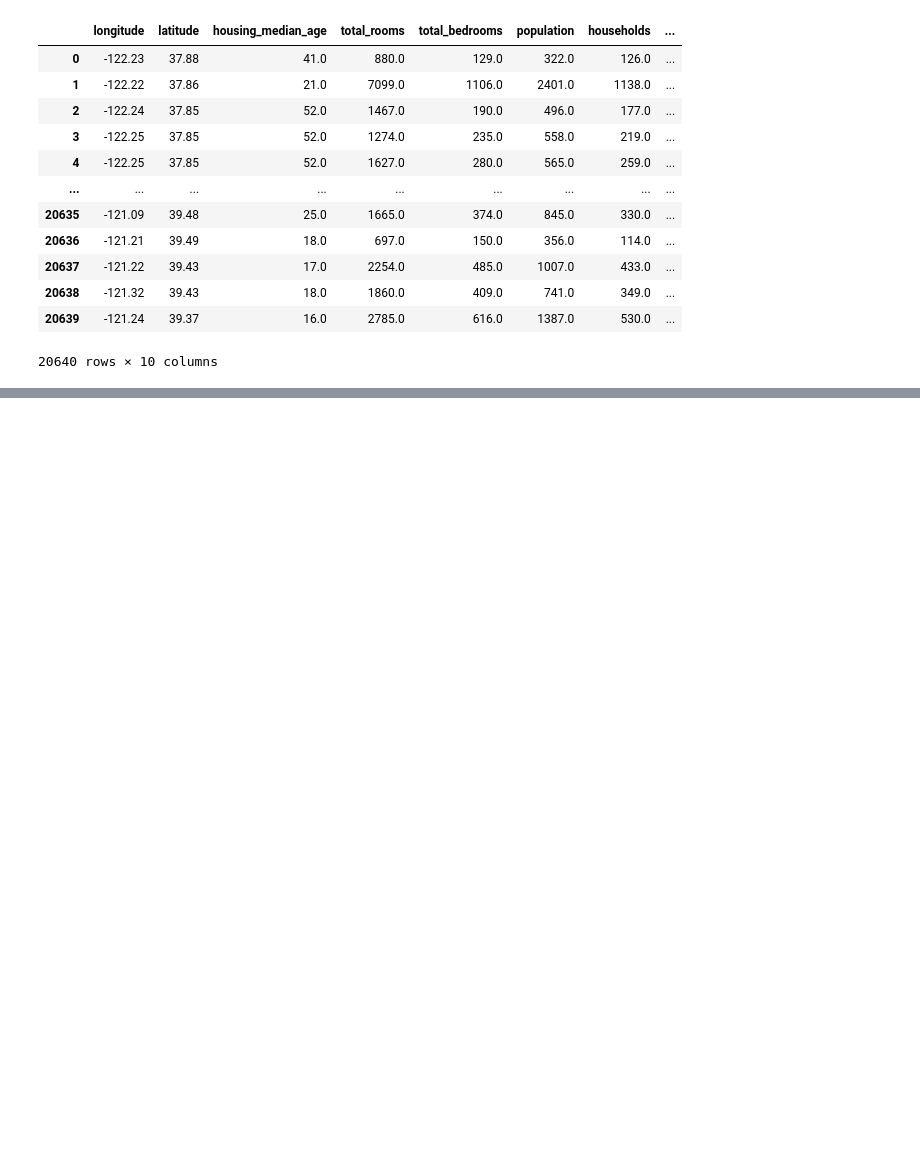
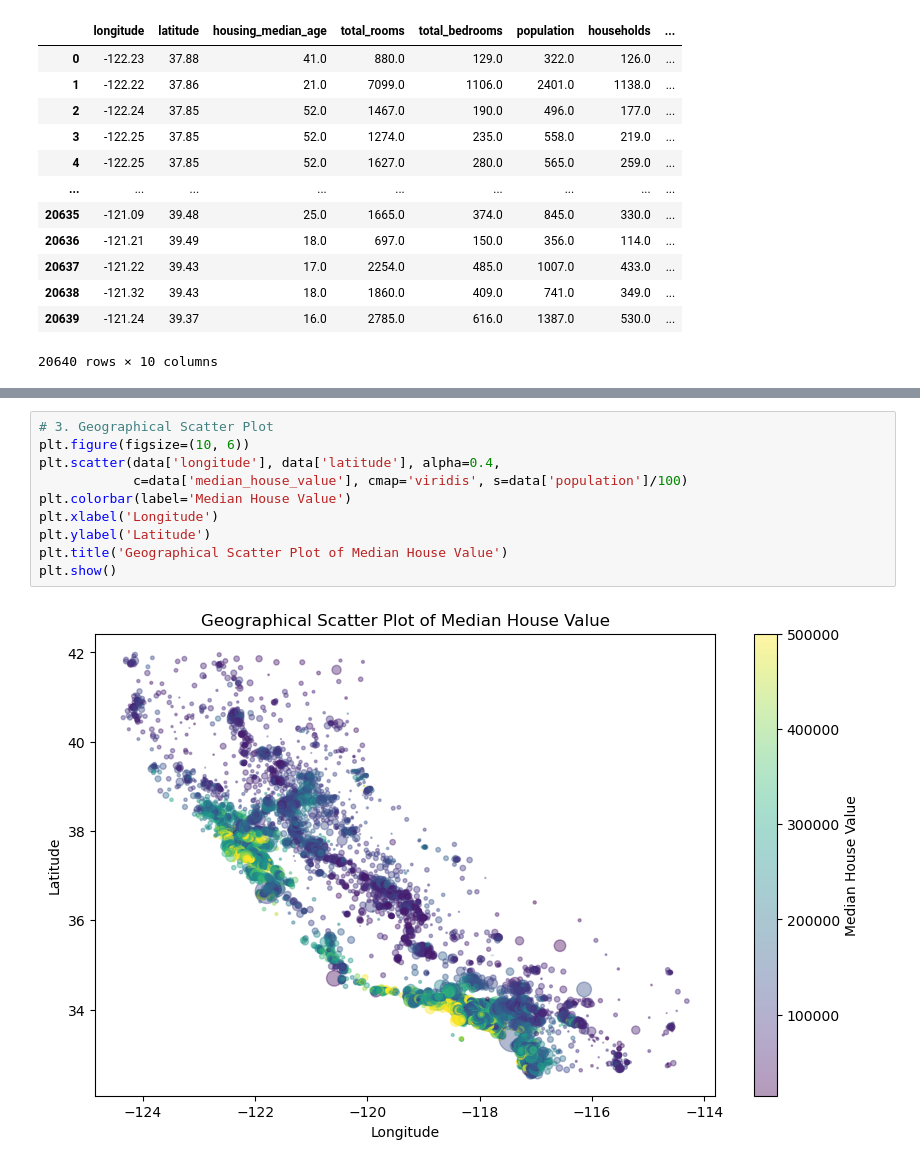
Before and after one commit to myehya1/house_price_prediction, a Jupyter notebook: notebooks/House_Price_Prediction.ipynb, the cells around one changed output, grey strips where cells are left out. Cells and saved outputs as stored; diff of their text form; blank space fills up the shorter version.

```diff
--- a/notebooks/House_Price_Prediction.ipynb
+++ b/notebooks/House_Price_Prediction.ipynb
@@ -47,0 +48,12 @@ data.dropna(inplace=True)
+# %%
+# 3. Geographical Scatter Plot
+plt.figure(figsize=(10, 6))
+plt.scatter(data['longitude'], data['latitude'], alpha=0.4,
+            c=data['median_house_value'], cmap='viridis', s=data['population']/100)
+plt.colorbar(label='Median House Value')
+plt.xlabel('Longitude')
+plt.ylabel('Latitude')
+plt.title('Geographical Scatter Plot of Median House Value')
+plt.show()
+# %% [output]
+[figure, added]
```
Also changed, not shown: parts of 41 cells of this notebook.
